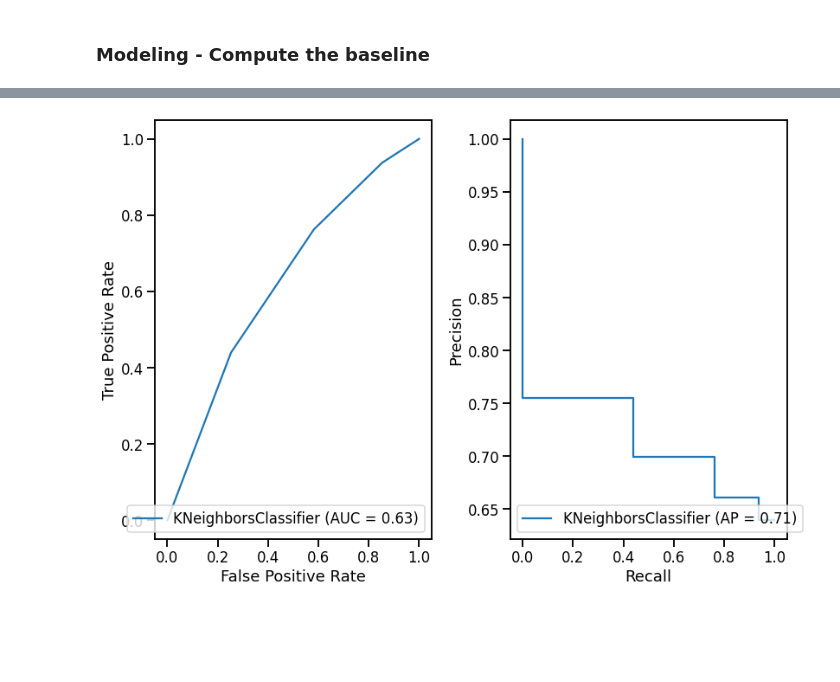
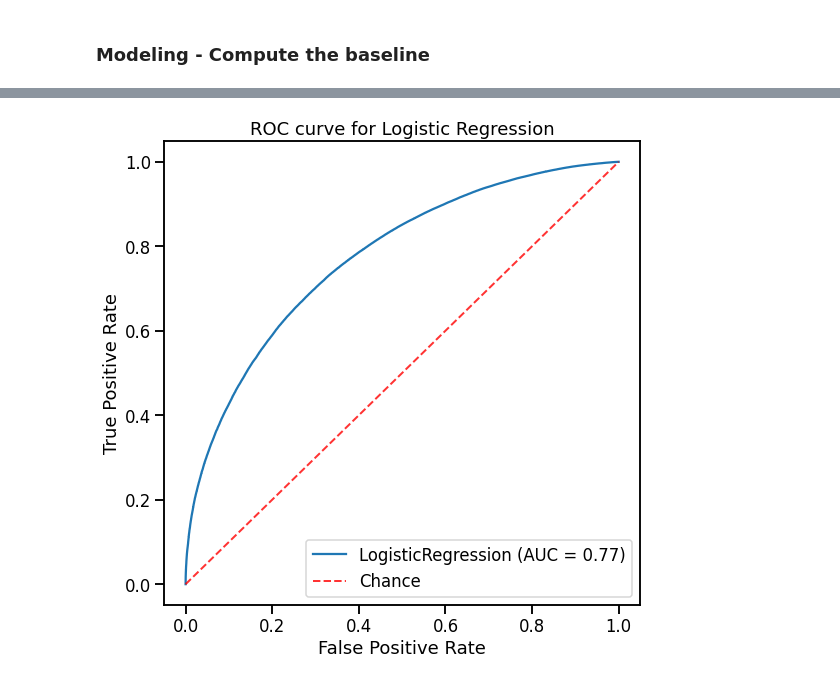
Before and after one commit to Riiid-Team/AI-Learning, a Jupyter notebook: MVP-Shi2.ipynb, the cells around one changed output, grey strips where cells are left out. Saved outputs shown, nothing was run; the diff lists cells and outputs as text; code cells hidden in the pictures; blank space fills up the shorter version.

```diff
--- a/MVP-Shi2.ipynb
+++ b/MVP-Shi2.ipynb
@@ -475,5 +457,5 @@ auc_curve_plot(knn, X_validate, y_validate)
-# %%
-# Plot the AUC-ROC curve on validate
-auc_curve_plot(knn, X_test, y_test)
-# %% [output]
-[figure, removed]
+# %%
+# Plot the ROC curve on train
+auc_curve_plot1(lr, "Logistic Regression", X_train, y_train)
+# %% [output]
+[figure, added]
```
Also changed, not shown: parts of 62 cells of this notebook.
